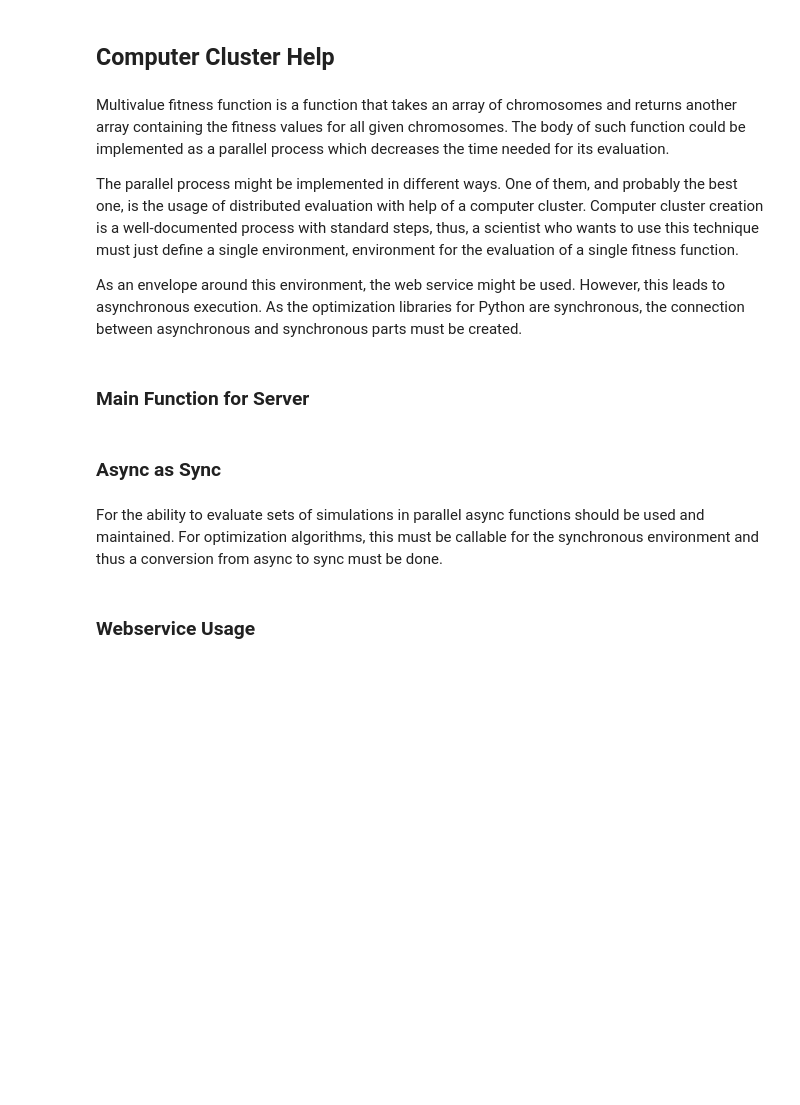
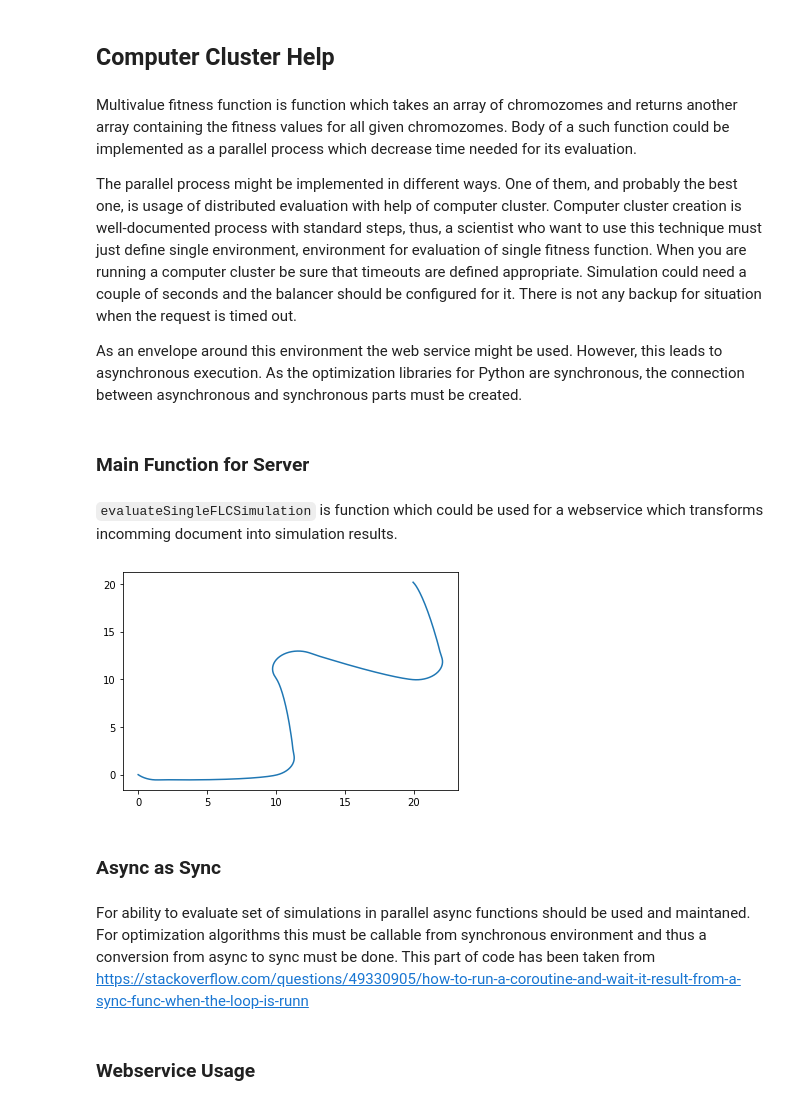
Before and after one commit to vanthuanhvhq/GA_FLC, a Jupyter notebook: Optimization_of_FuzzyLogicController.ipynb, the cells around one changed output. Saved outputs shown, nothing was run; the diff lists cells and outputs as text; code cells hidden in the pictures; blank space fills up the shorter version.

````diff
--- a/Optimization_of_FuzzyLogicController.ipynb
+++ b/Optimization_of_FuzzyLogicController.ipynb
@@ -1056,13 +1270,15 @@ fitnessFunctionRobins_FullResultsMulti = singleAsMultiValue(fitnessFunctionRobin
 # %% [markdown]
 ## Computer Cluster Help
 # %% [markdown]
-Multivalue fitness function is a function that takes an array of chromosomes and returns another array containing the fitness values for all given chromosomes. The body of such function could be implemented as a parallel process which decreases the time needed for its evaluation.
+Multivalue fitness function is function which takes an array of chromozomes and returns another array containing the fitness values for all given chromozomes. Body of a such function could be implemented as a parallel process which decrease time needed for its evaluation.
 
-The parallel process might be implemented in different ways. One of them, and probably the best one, is the usage of distributed evaluation with help of a computer cluster. Computer cluster creation is a well-documented process with standard steps, thus, a scientist who wants to use this technique must just define a single environment, environment for the evaluation of a single fitness function.
+The parallel process might be implemented in different ways. One of them, and probably the best one, is usage of distributed evaluation with help of computer cluster. Computer cluster creation is well-documented process with standard steps, thus, a scientist who want to use this technique must just define single environment, environment for evaluation of single fitness function. When you are running a computer cluster be sure that timeouts are defined appropriate. Simulation could need a couple of seconds and the balancer should be configured for it. There is not any backup for situation when the request is timed out.
 
-As an envelope around this environment, the web service might be used. However, this leads to asynchronous execution. As the optimization libraries for Python are synchronous, the connection between asynchronous and synchronous parts must be created.
+As an envelope around this environment the web service might be used. However, this leads to asynchronous execution. As the optimization libraries for Python are synchronous, the connection between asynchronous and synchronous parts must be created.
 # %% [markdown]
 ### Main Function for Server
+# %% [markdown]
+```evaluateSingleFLCSimulation``` is function which could be used for a webservice which transforms incomming document into simulation results.
 # %%
 def evaluateSingleFLCSimulation(description):
     results = runSimulation(description, createFuzzyController, selectors)
@@ -1070,7 +1286,77 @@ def evaluateSingleFLCSimulation(description):
+# %%
+def localDemo():
+    simulationDescription = {
+        'robotState0': {
+            'x': 0,
+            'y': 0,
+            'theta': -3.14 / 4
+        },
+
+        'path': [
+            [0, 0, 0],  #X, Y, orientation
+            [10, 0, 0], #X, Y, orientation
+            [10, 10, 0], #X, Y, orientation
+            [20, 10, 0], #X, Y, orientation
+            [20, 20, 0]
+        ],
+
+        'robotParams': {
+            'r': 0.0925,
+            'b': 0.37,
+            'm': 9,
+            'I': 0.16245,
+            #'motorParams': None,
+            'motorParams': {
+                'J': 0.01,
+                'B': 0.1,
+
+                'Kt': 0.01,
+                'Ke': 0.01,
+                'K': 0.01,
+
+                'Ra': 0.1,
+                'La': 0.01
+            }
+        },
+
+        'controllerParams': {
+            'omega_ri': 0, 'vri': 2.0,'lowVelocityLimit': 0.2,
+            'highVelocityLimit': 2.0, 'lowOmegaLimit': -0.75, 'highOmegaLimit': 0.75
+        },
+
+        'simulationParams': {
+            't0': 0,
+            't_bound': 100,
+            'max_step': 0.05
+        }
+    }
+    chromosome = [2.5,2.5,2.5,2.5,2.5,5,2.5,2.5,7.5,2.5,2.5,  1.57,1.57,-1.57,1.57,1.57,0,1.57,1.57,1.57,1.57,1.57,
+                    7.5,7.5,7.5,7.5,7.5,15,7.5,7.5,22.5,7.5,7.5,  7.5,7.5,7.5,7.5,7.5,15,7.5,7.5,22.5,7.5,7.5]
+    chromosome = [1.65489766e+00,  4.71772317e-01,  2.11355940e+00,  7.79405677e+00,
+  3.90133893e-01,  4.54154522e+00,  3.92191115e+00,  9.87151136e+00,
+  7.01405501e+00,  2.94723419e+00,  8.65770886e+00,  5.43661045e-01,
+  4.74421363e+00, -2.22945187e+00,  2.90250771e+00,  2.83345131e+00,
+ -9.46880441e-01,  3.15894734e-03,  9.69445602e-01,  1.26720603e+00,
+  4.80998234e+00,  4.78282650e+00,  1.02884530e+01,  2.75044477e+01,
+  1.87236346e+00,  1.56593237e+01,  1.62036786e+01,  1.79087622e+01,
+  1.67324219e+01,  1.72954035e+01,  2.58453260e+01,  1.04102732e+01,
+  7.05820148e+00,  5.74866057e+00,  2.84084449e+01,  6.66375272e+00,
+  1.63284852e+01,  2.57865307e+01,  1.67465610e+01,  2.62379666e+00,
+  4.78348127e+00,  1.82410692e+01,  2.58783546e+01,  1.37510949e+01]
+
+    description = fromChromozomeToDescriptionFuzzy(chromosome, simulationDescription)
+
+    results = evaluateSingleFLCSimulation(description)
+    plt.plot(results['x'], results['y'])
+
+if _runDemos:
+   localDemo()
+# %% [output]
+[figure, added]
 # %% [markdown]
 ### Async as Sync
 # %% [markdown]
-For the ability to evaluate sets of simulations in parallel async functions should be used and maintained. For optimization algorithms, this must be callable for the synchronous environment and thus a conversion from async to sync must be done.
+For ability to evaluate set of simulations in parallel async functions should be used and maintaned. For optimization algorithms this must be callable from synchronous environment and thus a conversion from async to sync must be done. This part of code has been taken from https://stackoverflow.com/questions/49330905/how-to-run-a-coroutine-and-wait-it-result-from-a-sync-func-when-the-loop-is-runn
 # %%
 import asyncio
 import threading
````
Also changed, not shown: parts of 103 cells of this notebook.
